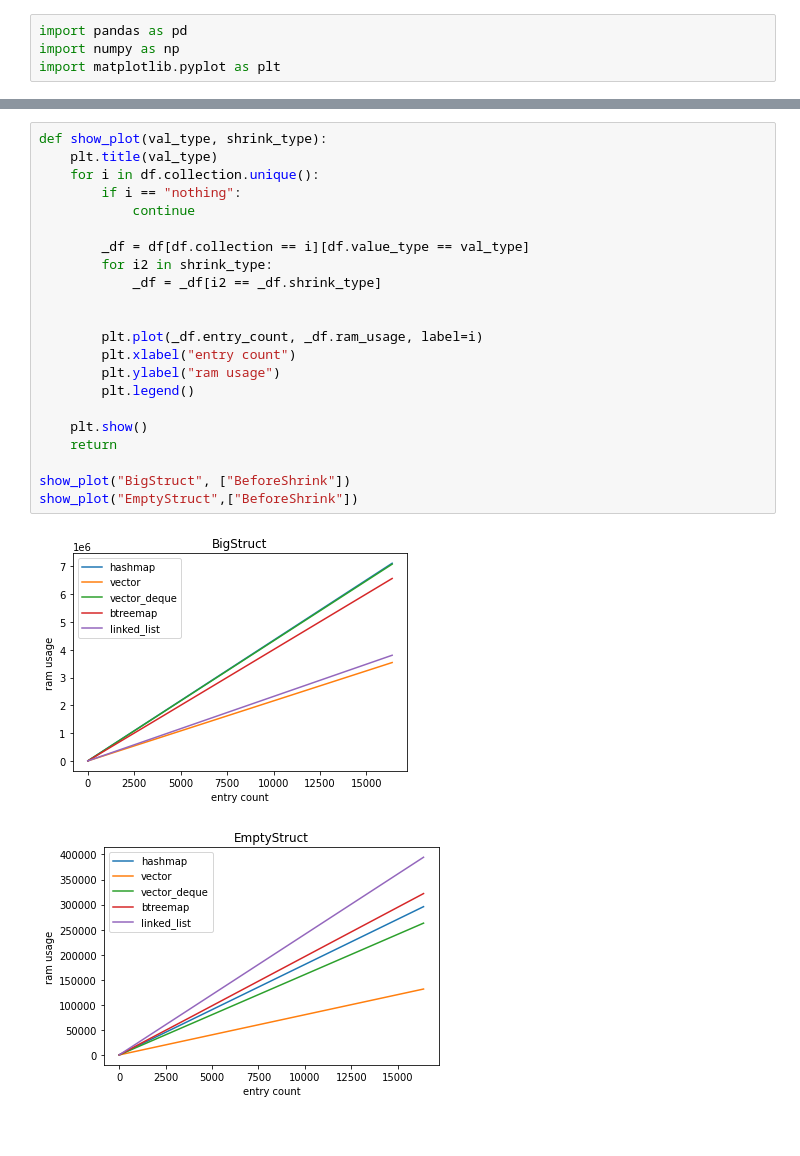
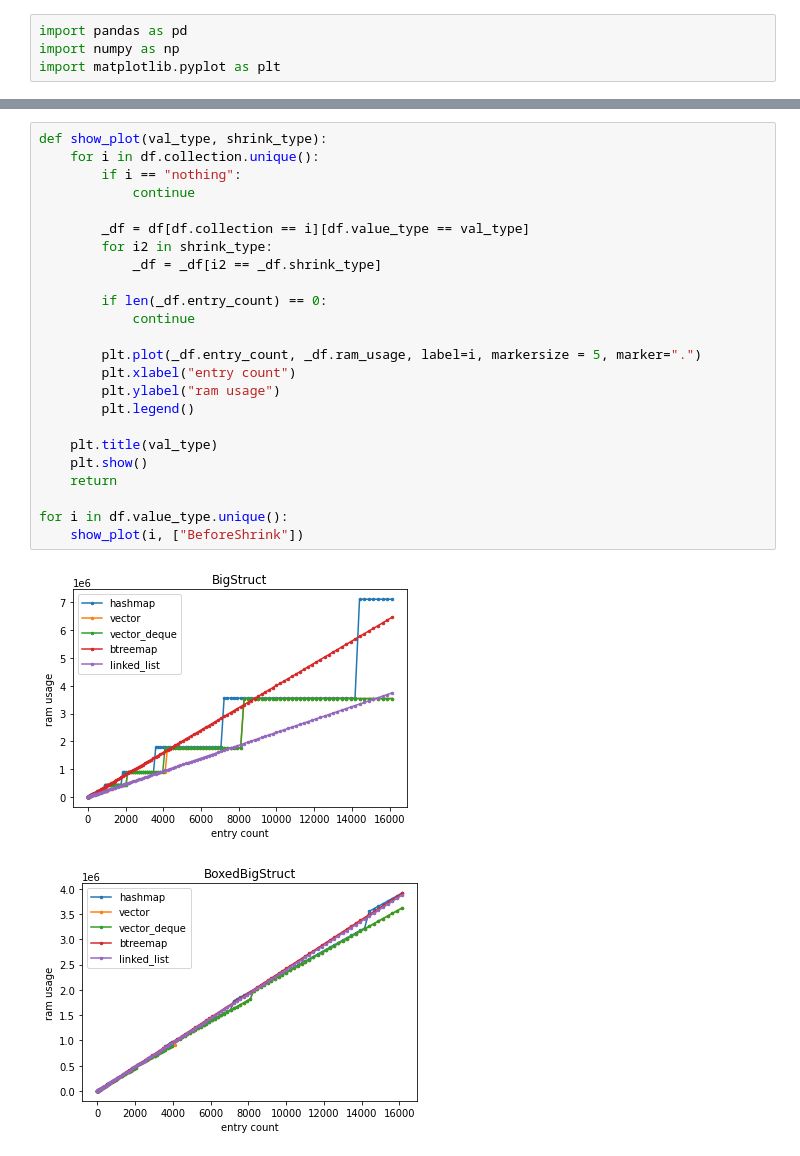
Before and after one commit to thomas-k-cameron/ram-consumption-of-collections, a Jupyter notebook: jupyter/plots.ipynb, the cells around one changed output, grey strips where cells are left out. Saved outputs shown, nothing was run; the diff lists cells and outputs as text.

```diff
--- a/jupyter/plots.ipynb
+++ b/jupyter/plots.ipynb
@@ -24,25 +24,27 @@ df
 # %%
 def show_plot(val_type, shrink_type):
-    plt.title(val_type)
     for i in df.collection.unique():
         if i == "nothing":
             continue
 
         _df = df[df.collection == i][df.value_type == val_type]
         for i2 in shrink_type:
             _df = _df[i2 == _df.shrink_type]
 
+        if len(_df.entry_count) == 0:
+            continue
 
-        plt.plot(_df.entry_count, _df.ram_usage, label=i)
+        plt.plot(_df.entry_count, _df.ram_usage, label=i, markersize = 5, marker=".")
         plt.xlabel("entry count")
         plt.ylabel("ram usage")
         plt.legend()
 
+    plt.title(val_type)
     plt.show()
     return
 
-show_plot("BigStruct", ["BeforeShrink"])
-show_plot("EmptyStruct",["BeforeShrink"])
+for i in df.value_type.unique():
+    show_plot(i, ["BeforeShrink"])
 # %% [output]
-[figure, old version]
+[figure, new version]
-[figure, old version]
+[figure, new version]
```
Also changed, not shown: parts of 3 cells of this notebook, 3 other files.
